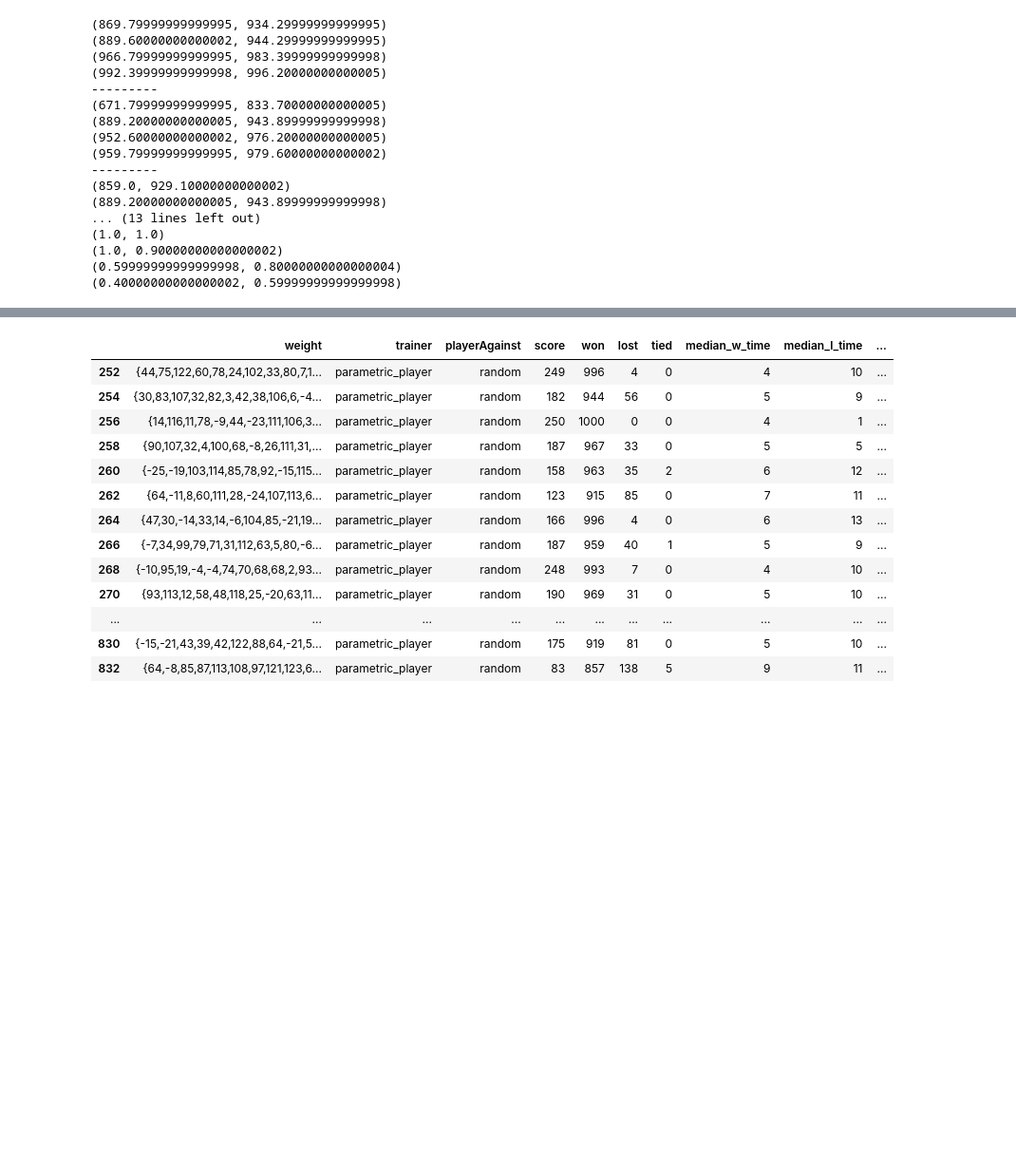
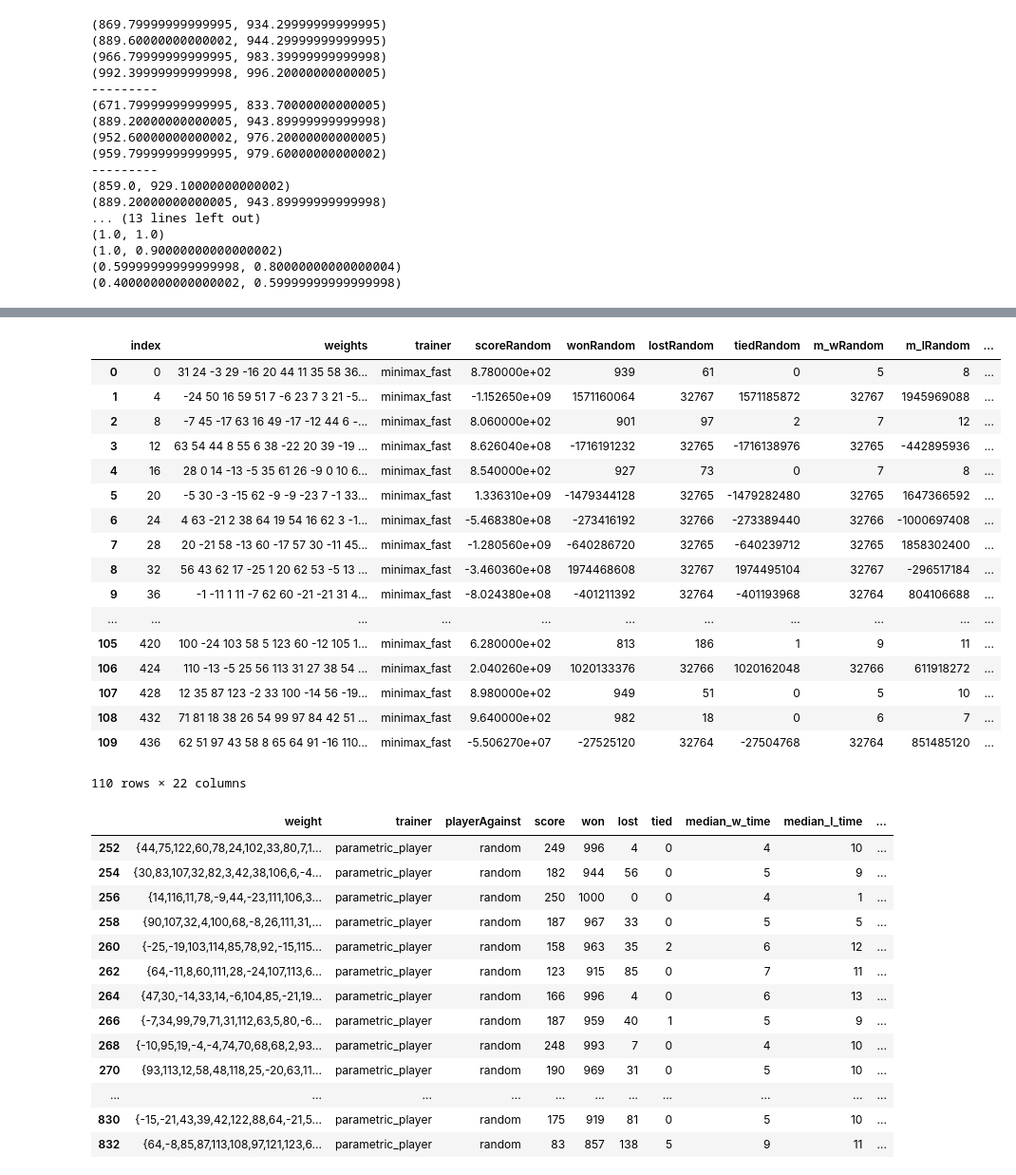
Before and after one commit to lucascarbonelli/AED3-TP3, a Jupyter notebook: graficador/graficador.ipynb, the cells around one changed output, grey strips where cells are left out. Shown: that part at 95% size. Saved outputs shown, nothing was run; the diff lists cells and outputs as text; code cells hidden in the pictures; blank space fills up the shorter version.

```diff
--- a/graficador/graficador.ipynb
+++ b/graficador/graficador.ipynb
@@ -446,3 +505,24 @@ print(fr_pp_mf1)
+# %%
+df_mut_minimax_0
+# %% [output]
+|  | index | weights | trainer | scoreRandom | wonRandom | lostRandom | tiedRandom | m_wRandom | m_lRandom | ... |
+| 0 | 0 | 31 24 -3 29 -16 20 44 11 35 58 36... | minimax_fast | 8.780000e+02 | 939 | 61 | 0 | 5 | 8 | ... |
+| 1 | 4 | -24 50 16 59 51 7 -6 23 7 3 21 -5... | minimax_fast | -1.152650e+09 | 1571160064 | 32767 | 1571185872 | 32767 | 1945969088 | ... |
+| 2 | 8 | -7 45 -17 63 16 49 -17 -12 44 6 -... | minimax_fast | 8.060000e+02 | 901 | 97 | 2 | 7 | 12 | ... |
+| 3 | 12 | 63 54 44 8 55 6 38 -22 20 39 -19 ... | minimax_fast | 8.626040e+08 | -1716191232 | 32765 | -1716138976 | 32765 | -442895936 | ... |
+| 4 | 16 | 28 0 14 -13 -5 35 61 26 -9 0 10 6... | minimax_fast | 8.540000e+02 | 927 | 73 | 0 | 7 | 8 | ... |
+| 5 | 20 | -5 30 -3 -15 62 -9 -9 -23 7 -1 33... | minimax_fast | 1.336310e+09 | -1479344128 | 32765 | -1479282480 | 32765 | 1647366592 | ... |
+| 6 | 24 | 4 63 -21 2 38 64 19 54 16 62 3 -1... | minimax_fast | -5.468380e+08 | -273416192 | 32766 | -273389440 | 32766 | -1000697408 | ... |
+| 7 | 28 | 20 -21 58 -13 60 -17 57 30 -11 45... | minimax_fast | -1.280560e+09 | -640286720 | 32765 | -640239712 | 32765 | 1858302400 | ... |
+| 8 | 32 | 56 43 62 17 -25 1 20 62 53 -5 13 ... | minimax_fast | -3.460360e+08 | 1974468608 | 32767 | 1974495104 | 32767 | -296517184 | ... |
+| 9 | 36 | -1 -11 1 11 -7 62 60 -21 -21 31 4... | minimax_fast | -8.024380e+08 | -401211392 | 32764 | -401193968 | 32764 | 804106688 | ... |
+| ... | ... | ... | ... | ... | ... | ... | ... | ... | ... | ... |
+| 105 | 420 | 100 -24 103 58 5 123 60 -12 105 1... | minimax_fast | 6.280000e+02 | 813 | 186 | 1 | 9 | 11 | ... |
+| 106 | 424 | 110 -13 -5 25 56 113 31 27 38 54 ... | minimax_fast | 2.040260e+09 | 1020133376 | 32766 | 1020162048 | 32766 | 611918272 | ... |
+| 107 | 428 | 12 35 87 123 -2 33 100 -14 56 -19... | minimax_fast | 8.980000e+02 | 949 | 51 | 0 | 5 | 10 | ... |
+| 108 | 432 | 71 81 18 38 26 54 99 97 84 42 51 ... | minimax_fast | 9.640000e+02 | 982 | 18 | 0 | 6 | 7 | ... |
+| 109 | 436 | 62 51 97 43 58 8 65 64 91 -16 110... | minimax_fast | -5.506270e+07 | -27525120 | 32764 | -27504768 | 32764 | 851485120 | ... |
+110 rows × 22 columns
 # %%
 
 #graficador(xs, ys, title, labelX, labelY, interp, col, graf1, graf2)
```
Also changed, not shown: parts of 1 cell of this notebook.
